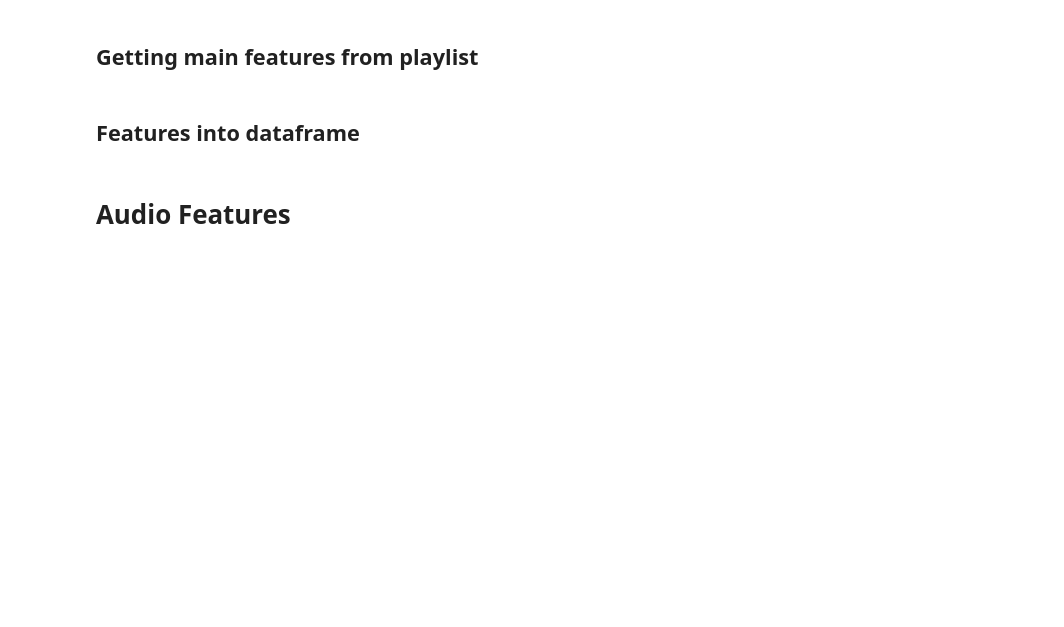
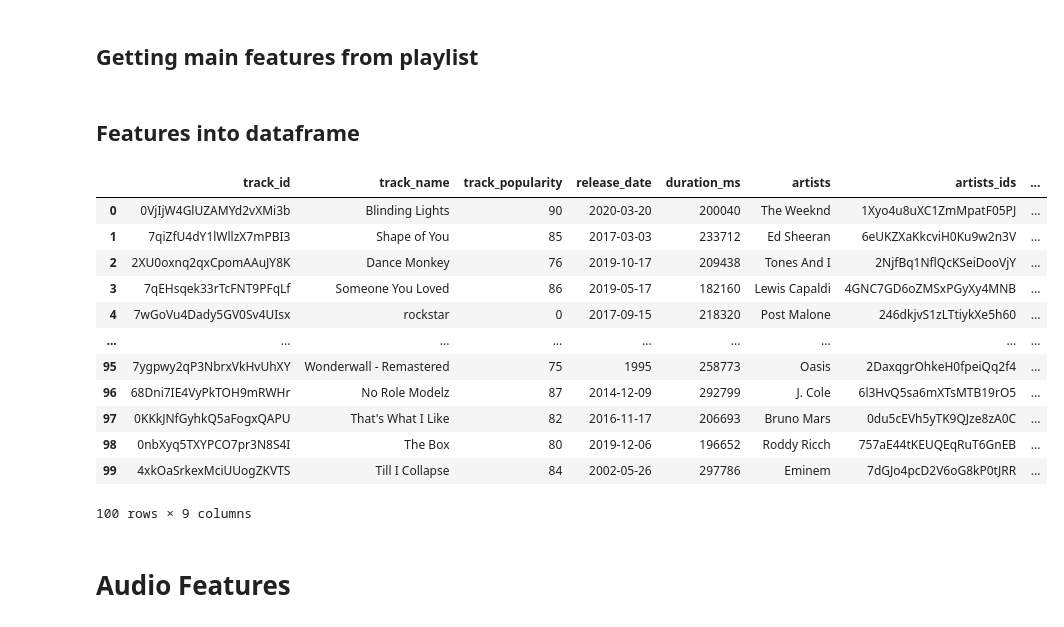
Before and after one commit to dmassonfr/Spotify_hit_predictor, a Jupyter notebook: notebooks/From playlist_id to playlist_df.ipynb, the cells around one changed output. Drawn from its saved outputs; the diff is of its cells as text; code cells hidden in the pictures; blank space fills up the shorter version.

```diff
--- a/notebooks/From playlist_id to playlist_df.ipynb
+++ b/notebooks/From playlist_id to playlist_df.ipynb
@@ -47,7 +50,7 @@ track_id= [sp.playlist(pl_id)['tracks']['items'][i]['track']['id'] for i in rang
 # %%
 name= [sp.playlist(pl_id)['tracks']['items'][i]['track']['name'] for i in range(len(sp.playlist(pl_id)['tracks']['items']))]
 # %%
-popularity= [sp.playlist(pl_id)['tracks']['items'][i]['track']['popularity'] for i in range(len(sp.playlist(pl_id)['tracks']['items']))]
+track_popularity= [sp.playlist(pl_id)['tracks']['items'][i]['track']['popularity'] for i in range(len(sp.playlist(pl_id)['tracks']['items']))]
 # %%
 duration_ms= [sp.playlist(pl_id)['tracks']['items'][i]['track']['duration_ms'] for i in range(len(sp.playlist(pl_id)['tracks']['items']))]
 # %%
@@ -58,19 +61,40 @@ artist_name= [sp.playlist(pl_id)['tracks']['items'][i]['track']['artists'][0]['n
 artist_id= [sp.playlist(pl_id)['tracks']['items'][i]['track']['artists'][0]['id'] for i in range(len(sp.playlist(pl_id)['tracks']['items']))]
 # %%
 release_date= [sp.playlist(pl_id)['tracks']['items'][i]['track']['album']['release_date'] for i in range(len(sp.playlist(pl_id)['tracks']['items']))]
+# %%
+artist_urn= [sp.playlist(pl_id)['tracks']['items'][i]['track']['artists'][0]['uri'] for i in range(len(sp.playlist(pl_id)['tracks']['items']))]
+# %%
+followers= [sp.artist(i)['followers']['total'] for i in artist_urn]
+# %%
+artist_popularity= [sp.artist(i)['popularity'] for i in artist_urn]
 # %% [markdown]
 ## Features into dataframe
 # %%
 main_df= pd.DataFrame({'track_id': track_id,
                   'track_name': name,
-                  'popularity': popularity,
+                  'track_popularity': track_popularity,
+                  'release_date': release_date,
                   'duration_ms': duration_ms,
-                  'explicit': explicit,
-                  'artist_name': artist_name,
-                  'artist_id': artist_id,
-                  'release_date': release_date},
-                  columns=['track_id','track_name','popularity','duration_ms','explicit','artist_name','artist_id','release_date'])
+                  'artists': artist_name,
+                  'artists_ids': artist_id,
+                  'artist_popularity' : artist_popularity,
+                  'followers': followers,}                      ,
+                  columns=['track_id','track_name','track_popularity','release_date','duration_ms','artists','artists_ids','artist_popularity', 'followers'])
 main_df
+# %% [output]
+|  | track_id | track_name | track_popularity | release_date | duration_ms | artists | artists_ids | ... |
+| 0 | 0VjIjW4GlUZAMYd2vXMi3b | Blinding Lights | 90 | 2020-03-20 | 200040 | The Weeknd | 1Xyo4u8uXC1ZmMpatF05PJ | ... |
+| 1 | 7qiZfU4dY1lWllzX7mPBI3 | Shape of You | 85 | 2017-03-03 | 233712 | Ed Sheeran | 6eUKZXaKkcviH0Ku9w2n3V | ... |
+| 2 | 2XU0oxnq2qxCpomAAuJY8K | Dance Monkey | 76 | 2019-10-17 | 209438 | Tones And I | 2NjfBq1NflQcKSeiDooVjY | ... |
+| 3 | 7qEHsqek33rTcFNT9PFqLf | Someone You Loved | 86 | 2019-05-17 | 182160 | Lewis Capaldi | 4GNC7GD6oZMSxPGyXy4MNB | ... |
+| 4 | 7wGoVu4Dady5GV0Sv4UIsx | rockstar | 0 | 2017-09-15 | 218320 | Post Malone | 246dkjvS1zLTtiykXe5h60 | ... |
+| ... | ... | ... | ... | ... | ... | ... | ... | ... |
+| 95 | 7ygpwy2qP3NbrxVkHvUhXY | Wonderwall - Remastered | 75 | 1995 | 258773 | Oasis | 2DaxqgrOhkeH0fpeiQq2f4 | ... |
+| 96 | 68Dni7IE4VyPkTOH9mRWHr | No Role Modelz | 87 | 2014-12-09 | 292799 | J. Cole | 6l3HvQ5sa6mXTsMTB19rO5 | ... |
+| 97 | 0KKkJNfGyhkQ5aFogxQAPU | That's What I Like | 82 | 2016-11-17 | 206693 | Bruno Mars | 0du5cEVh5yTK9QJze8zA0C | ... |
+| 98 | 0nbXyq5TXYPCO7pr3N8S4I | The Box | 80 | 2019-12-06 | 196652 | Roddy Ricch | 757aE44tKEUQEqRuT6GnEB | ... |
+| 99 | 4xkOaSrkexMciUUogZKVTS | Till I Collapse | 84 | 2002-05-26 | 297786 | Eminem | 7dGJo4pcD2V6oG8kP0tJRR | ... |
+100 rows × 9 columns
 # %% [markdown]
 # Audio Features
 # %% [markdown]
```
Also changed, not shown: parts of 8 cells of this notebook, 2 other files.
